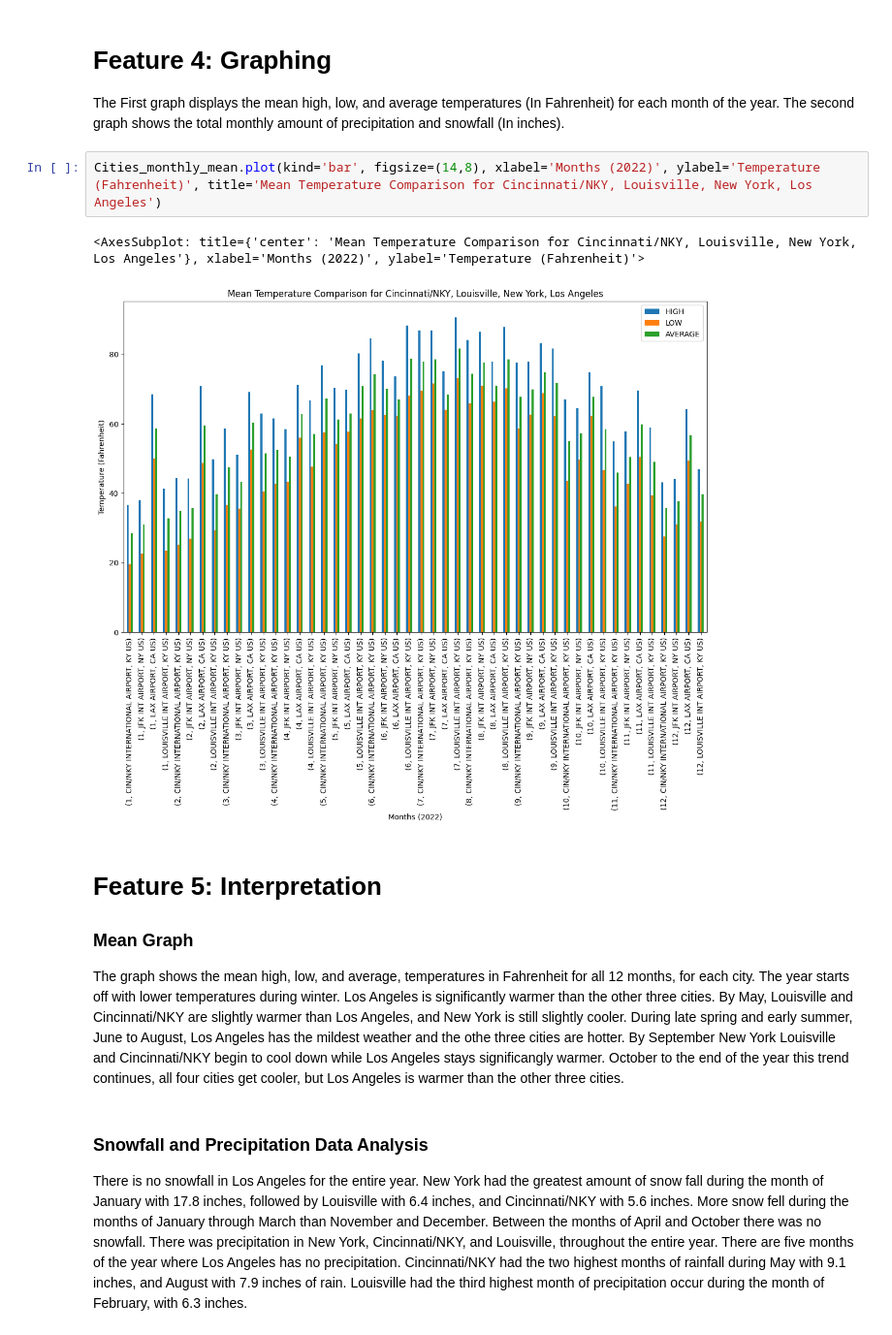
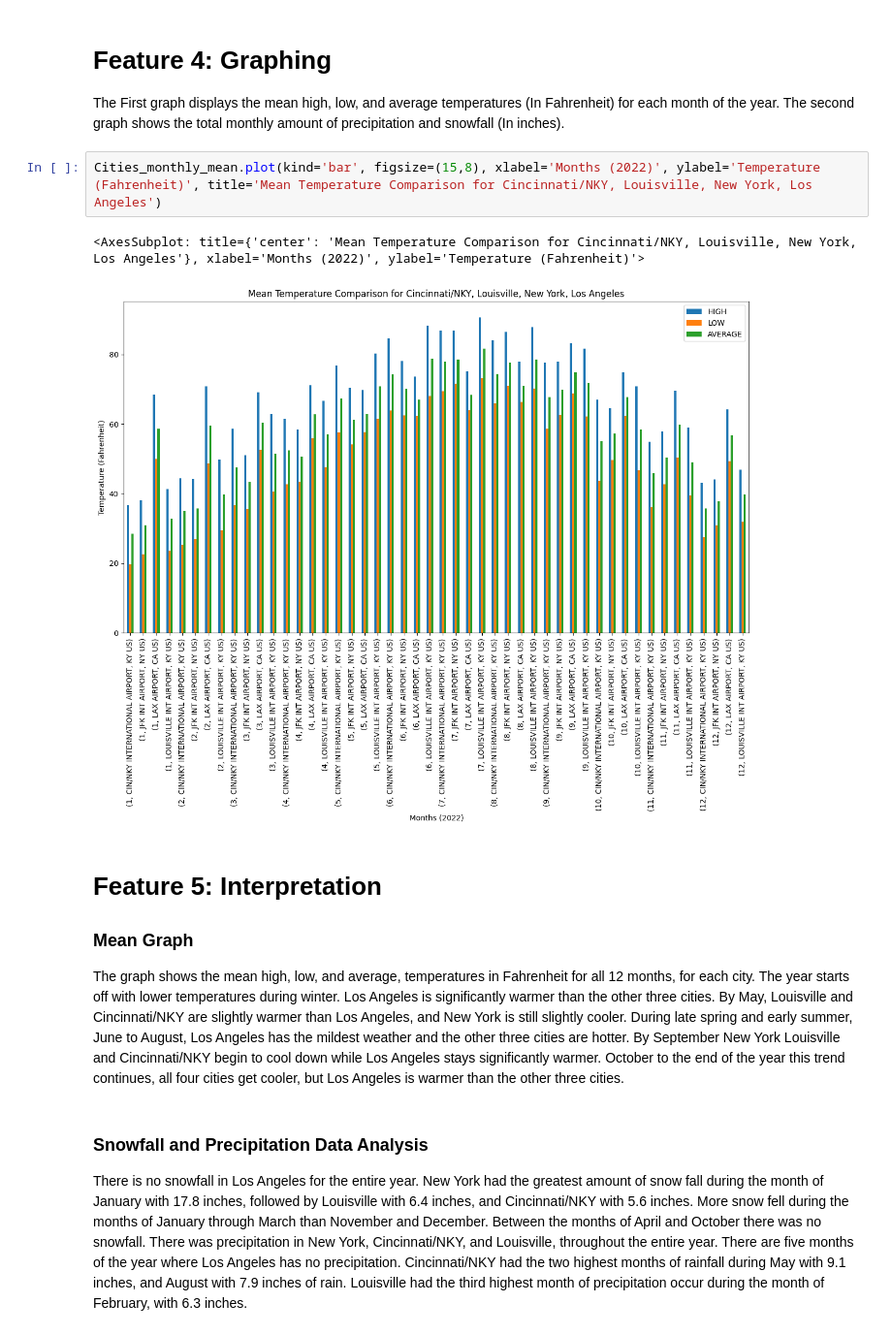
Before and after one commit to BerisDizdar/City_Weather_Comparison, a Jupyter notebook: City_Weather_Comparison.ipynb, the cells around one changed output. Shown at 97% size. Cells and saved outputs as stored; diff of their text form.

```diff
--- a/City_Weather_Comparison.ipynb
+++ b/City_Weather_Comparison.ipynb
@@ -948,14 +944,14 @@ Cities_monthly_mean
 The First graph displays the mean high, low, and average temperatures (In Fahrenheit) for each month of the year.
 The second graph shows the total monthly amount of precipitation and snowfall (In inches).
 # %%
-Cities_monthly_mean.plot(kind='bar', figsize=(14,8), xlabel='Months (2022)', ylabel='Temperature (Fahrenheit)', title='Mean Temperature Comparison for Cincinnati/NKY, Louisville, New York, Los Angeles')
+Cities_monthly_mean.plot(kind='bar', figsize=(15,8), xlabel='Months (2022)', ylabel='Temperature (Fahrenheit)', title='Mean Temperature Comparison for Cincinnati/NKY, Louisville, New York, Los Angeles')
 # %% [output]
 <AxesSubplot: title={'center': 'Mean Temperature Comparison for Cincinnati/NKY, Louisville, New York, Los Angeles'}, xlabel='Months (2022)', ylabel='Temperature (Fahrenheit)'>
-[figure, old version]
+[figure, new version]
 # %% [markdown]
 # Feature 5: Interpretation
 ### Mean Graph
-The graph shows the mean high, low, and average, temperatures in Fahrenheit for all 12 months, for each city. The year starts off with lower temperatures during winter. Los Angeles is significantly warmer than the other three cities. By May, Louisville and Cincinnati/NKY are slightly warmer than Los Angeles, and New York is still slightly cooler. During late spring and early summer, June to August, Los Angeles has the mildest weather and the othe three cities are hotter. By September New York Louisville and Cincinnati/NKY begin to cool down while Los Angeles stays significangly warmer. October to the end of the year this trend continues, all four cities get cooler, but Los Angeles is warmer than the other three cities.
+The graph shows the mean high, low, and average, temperatures in Fahrenheit for all 12 months, for each city. The year starts off with lower temperatures during winter. Los Angeles is significantly warmer than the other three cities. By May, Louisville and Cincinnati/NKY are slightly warmer than Los Angeles, and New York is still slightly cooler. During late spring and early summer, June to August, Los Angeles has the mildest weather and the other three cities are hotter. By September New York Louisville and Cincinnati/NKY begin to cool down while Los Angeles stays significantly warmer. October to the end of the year this trend continues, all four cities get cooler, but Los Angeles is warmer than the other three cities.
 # %% [markdown]
 ### Snowfall and Precipitation Data Analysis
 There is no snowfall in Los Angeles for the entire year. New York had the greatest amount of snow fall during the month of January with 17.8 inches, followed by Louisville with 6.4 inches, and Cincinnati/NKY with 5.6 inches. More snow fell during the months of January through March than November and December. Between the months of April and October there was no snowfall. There was precipitation in New York, Cincinnati/NKY, and Louisville, throughout the entire year. There are five months of the year where Los Angeles has no precipitation. Cincinnati/NKY had the two highest months of rainfall during May with 9.1 inches, and August with 7.9 inches of rain. Louisville had the third highest month of precipitation occur during the month of February, with 6.3 inches.
```
Also changed, not shown: parts of 7 cells of this notebook.
